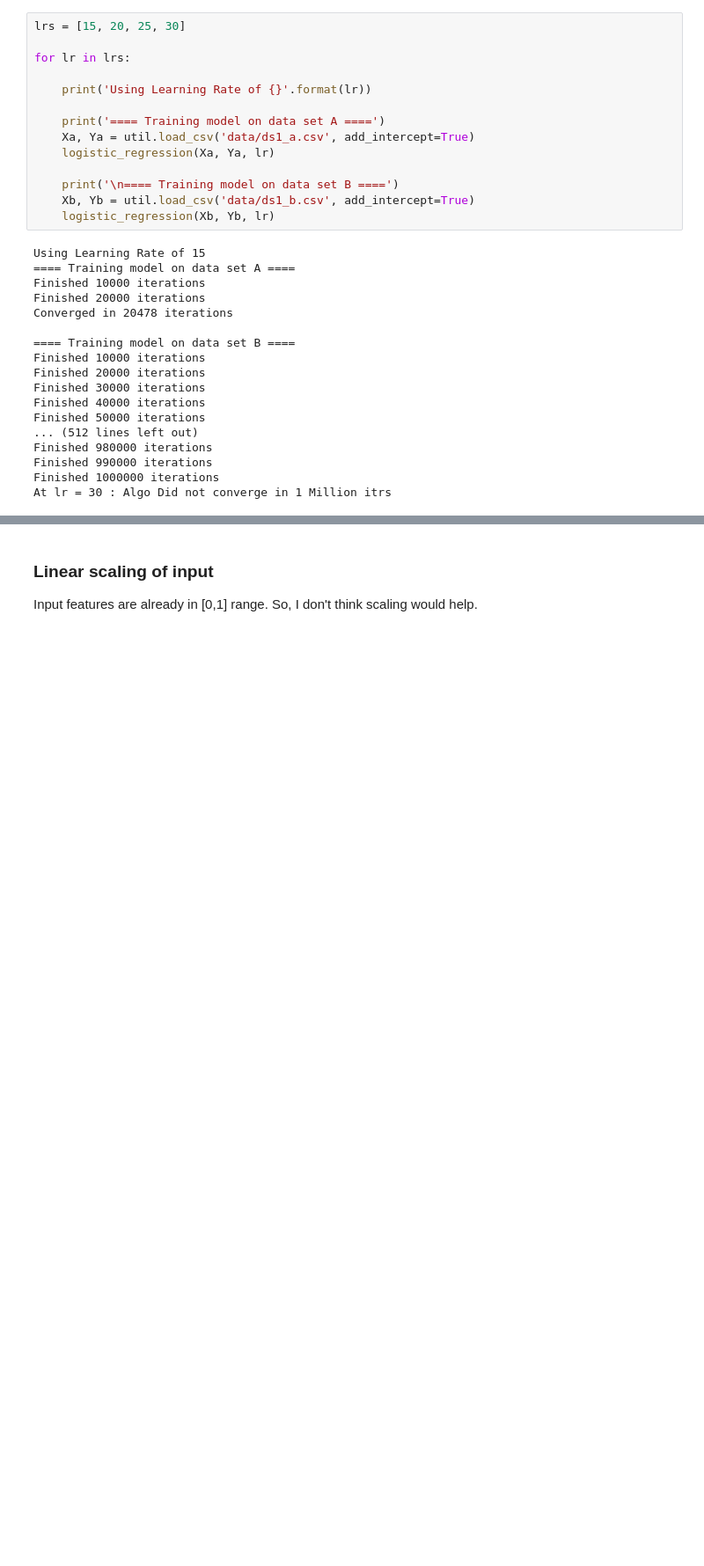
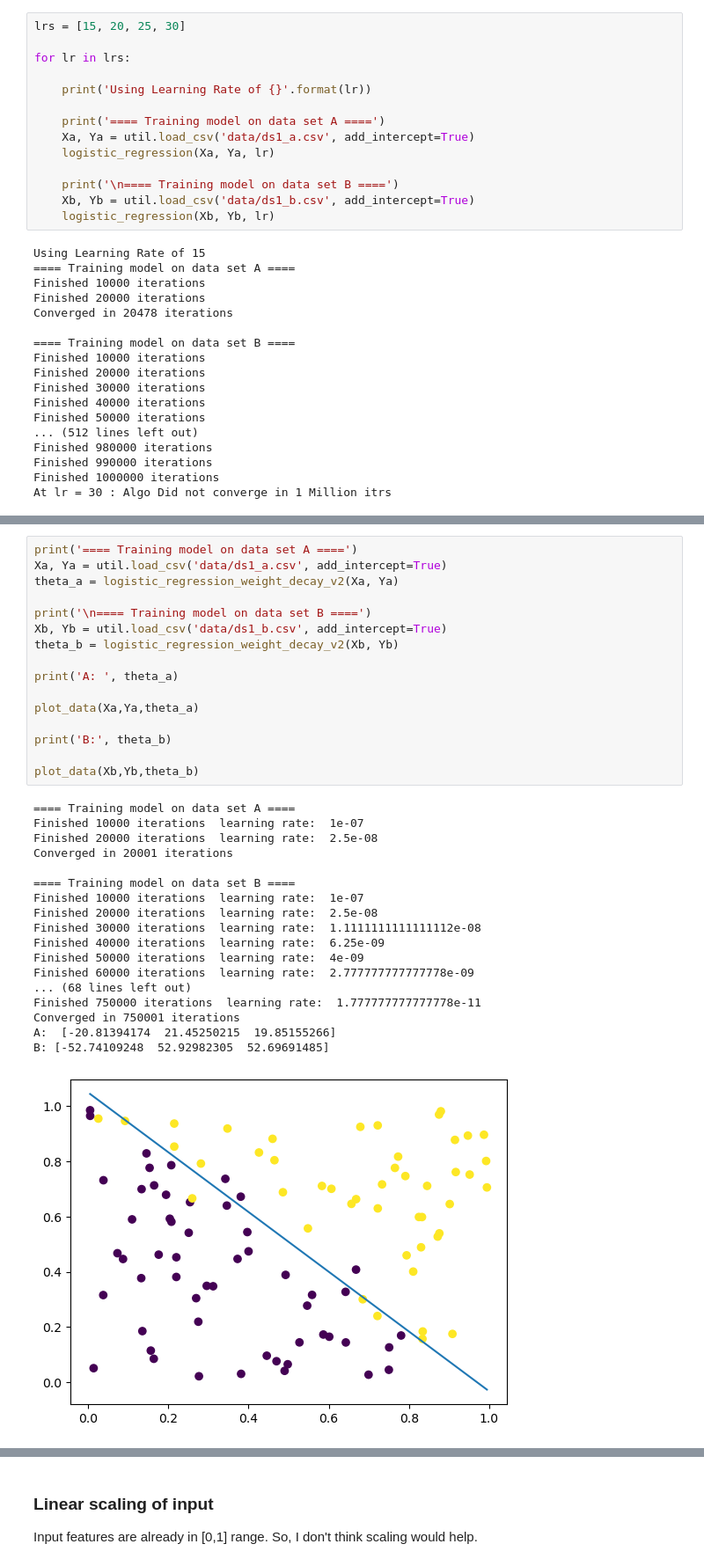
Before and after one commit to mgupta70/CS229_ML_2018, a Jupyter notebook: PS2/PS2_Q1.ipynb, the cells around one changed output, grey strips where cells are left out. Shown: that part at 88% size. Cells and saved outputs as stored; diff of their text form; blank space fills up the shorter version.

```diff
--- a/PS2/PS2_Q1.ipynb
+++ b/PS2/PS2_Q1.ipynb
@@ -177,0 +261,35 @@ At lr = 30 : Algo Did not converge in 1 Million itrs
+# %%
+print('==== Training model on data set A ====')
+Xa, Ya = util.load_csv('data/ds1_a.csv', add_intercept=True)
+theta_a = logistic_regression_weight_decay_v2(Xa, Ya)
+
+print('\n==== Training model on data set B ====')
+Xb, Yb = util.load_csv('data/ds1_b.csv', add_intercept=True)
+theta_b = logistic_regression_weight_decay_v2(Xb, Yb)
+
+print('A: ', theta_a)
+
+plot_data(Xa,Ya,theta_a)
+
+print('B:', theta_b)
+
+plot_data(Xb,Yb,theta_b)
+# %% [output]
+==== Training model on data set A ====
+Finished 10000 iterations  learning rate:  1e-07
+Finished 20000 iterations  learning rate:  2.5e-08
+Converged in 20001 iterations
+
+==== Training model on data set B ====
+Finished 10000 iterations  learning rate:  1e-07
+Finished 20000 iterations  learning rate:  2.5e-08
+Finished 30000 iterations  learning rate:  1.1111111111111112e-08
+Finished 40000 iterations  learning rate:  6.25e-09
+Finished 50000 iterations  learning rate:  4e-09
+Finished 60000 iterations  learning rate:  2.777777777777778e-09
+... (68 lines left out)
+Finished 750000 iterations  learning rate:  1.777777777777778e-11
+Converged in 750001 iterations
+A:  [-20.81394174  21.45250215  19.85155266]
+B: [-52.74109248  52.92982305  52.69691485]
+[figure, added]
```
Also changed, not shown: parts of 14 cells of this notebook.
